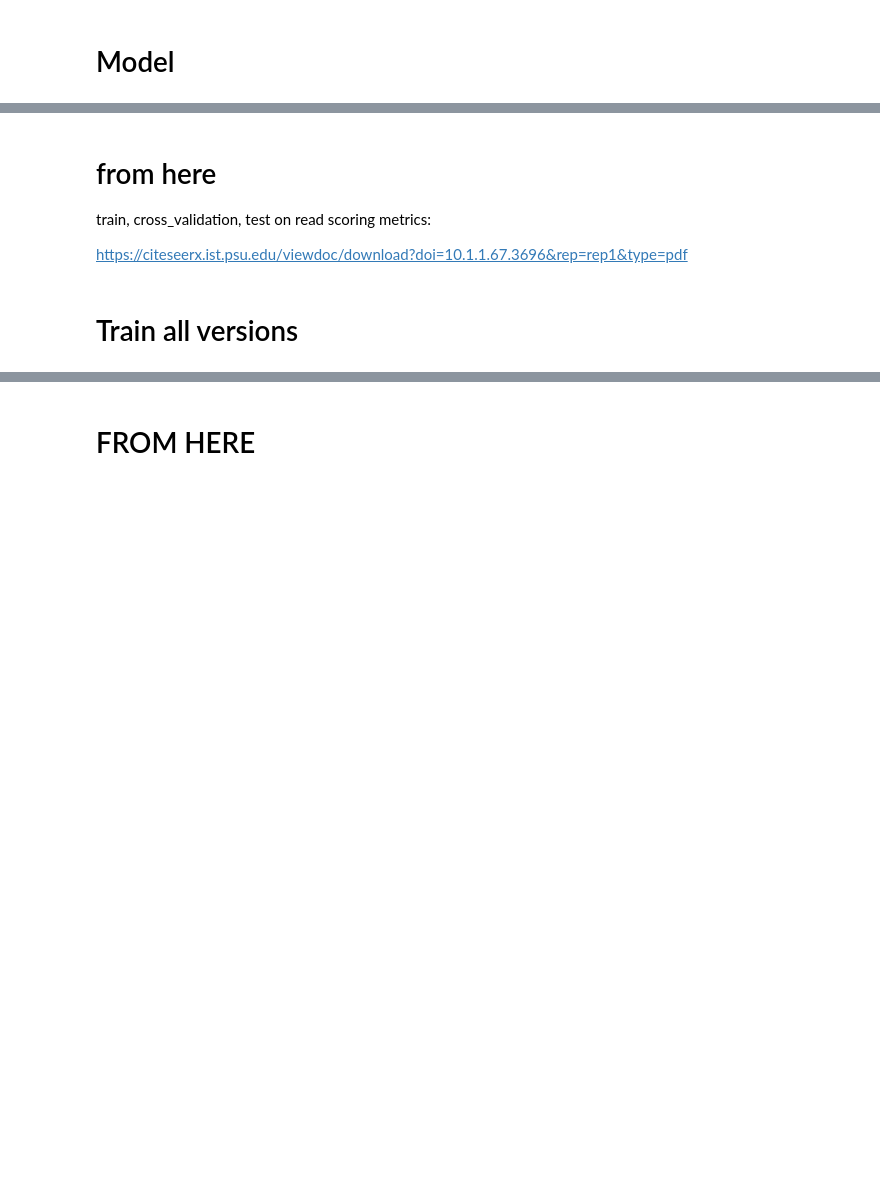
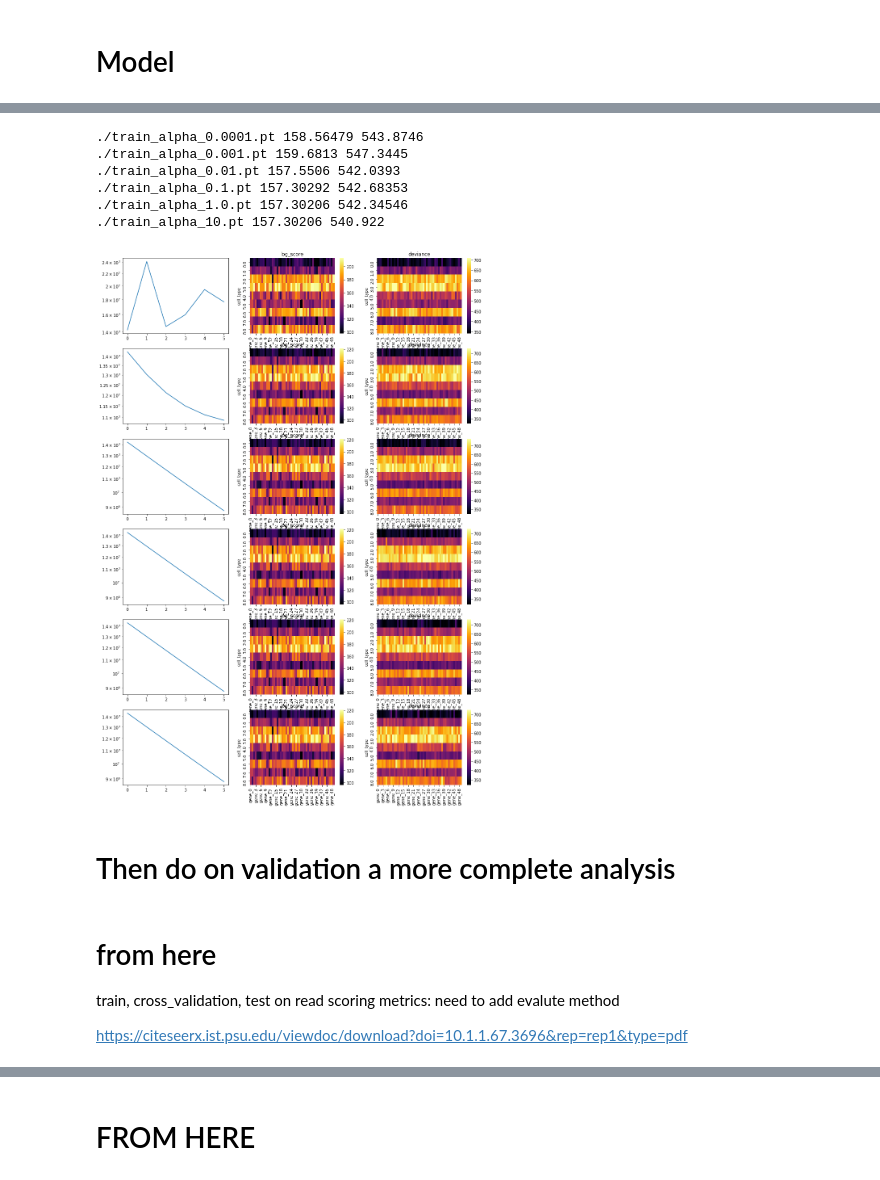
Before and after one commit to broadinstitute/tissue_purifier, a Jupyter notebook: notebooks/tp_02_validation_PYRO.ipynb, the cells around one changed output, grey strips where cells are left out. Drawn from its saved outputs; the diff is of its cells as text; code cells hidden in the pictures; blank space fills up the shorter version.

```diff
--- a/notebooks/tp_02_validation_PYRO.ipynb
+++ b/notebooks/tp_02_validation_PYRO.ipynb
@@ -268,0 +242,2 @@ cell_types dist                  |
+# %%
+genex = GeneRegression()
@@ -275,0 +267,10 @@ train_list, test_list, val_list = train_test_val_split(fake_dataset.counts,
+# %%
+sss = train_test_val_split(data=fake_dataset,
+                           train_size=0.8,
+                           test_size=0.1,
+                           val_size=0.1,
+                           n_splits=1,
+                           stratify=True)
+
+for train_dataset, test_dataset, val_dataset in sss:
+    print(train_dataset.counts.shape, test_dataset.counts.shape, val_dataset.counts.shape)
@@ -275,0 +279,15 @@ train_list, test_list, val_list = train_test_val_split(fake_dataset.counts,
+# %%
+genex.configure_optimizer(optimizer_type='adam', lr=5E-3)
+ckpt_list = []
+
+for alpha_scale in [1E-4, 1E-3, 1E-2, 1E-1, 1.0, 10]:
+    genex.train(dataset=train_dataset,
+                alpha_scale=alpha_scale,
+                use_covariates=True,
+                eps_g_range=(1.0E-5, 0.5),
+                n_steps=5000,
+                print_frequency=100,
+                from_scratch=True)
+    filename = "./train_alpha_{0}.pt".format(alpha_scale)
+    ckpt_list.append(filename)
+    genex.save_ckpt(filename=filename)
@@ -275,0 +301,26 @@ train_list, test_list, val_list = train_test_val_split(fake_dataset.counts,
+# %%
+fig, axes = plt.subplots(nrows=len(ckpt_list), ncols=3, figsize=(16,4*len(ckpt_list)))
+
+for r, ckpt in enumerate(ckpt_list):
+    genex.load_ckpt(filename=ckpt)
+    results, df_logscore, df_deviance = genex.predict(dataset=test_dataset)
+    df1 = df_logscore.groupby(by="cell_type").median()
+    df2 = df_deviance.groupby(by="cell_type").median()
+
+    _ = genex.show_loss(logy=True, logx=False, ax=axes[r,0])
+    _ = seaborn.heatmap(data=df1, cmap="inferno", robust=True, ax=axes[r,1])
+    _ = axes[r,1].set_title("log_score")
+    _ = seaborn.heatmap(data=df2, cmap="inferno", robust=True, ax =axes[r,2])
+    _ = axes[r,2].set_title("deviance")
+
+    print(ckpt, df1.mean().mean(), df2.mean().mean())
+# %% [output]
+./train_alpha_0.0001.pt 158.56479 543.8746
+./train_alpha_0.001.pt 159.6813 547.3445
+./train_alpha_0.01.pt 157.5506 542.0393
+./train_alpha_0.1.pt 157.30292 542.68353
+./train_alpha_1.0.pt 157.30206 542.34546
+./train_alpha_10.pt 157.30206 540.922
+[figure, added]
+# %% [markdown]
+# Then do on validation a more complete analysis
@@ -277,7 +332,6 @@ train_list, test_list, val_list = train_test_val_split(fake_dataset.counts,
 # from here
 train, cross_validation, test on
 read scoring metrics:
+need to add evalute method
 
 https://citeseerx.ist.psu.edu/viewdoc/download?doi=10.1.1.67.3696&rep=rep1&type=pdf
-# %% [markdown]
-# Train all versions
```
Also changed, not shown: parts of 31 cells of this notebook.
